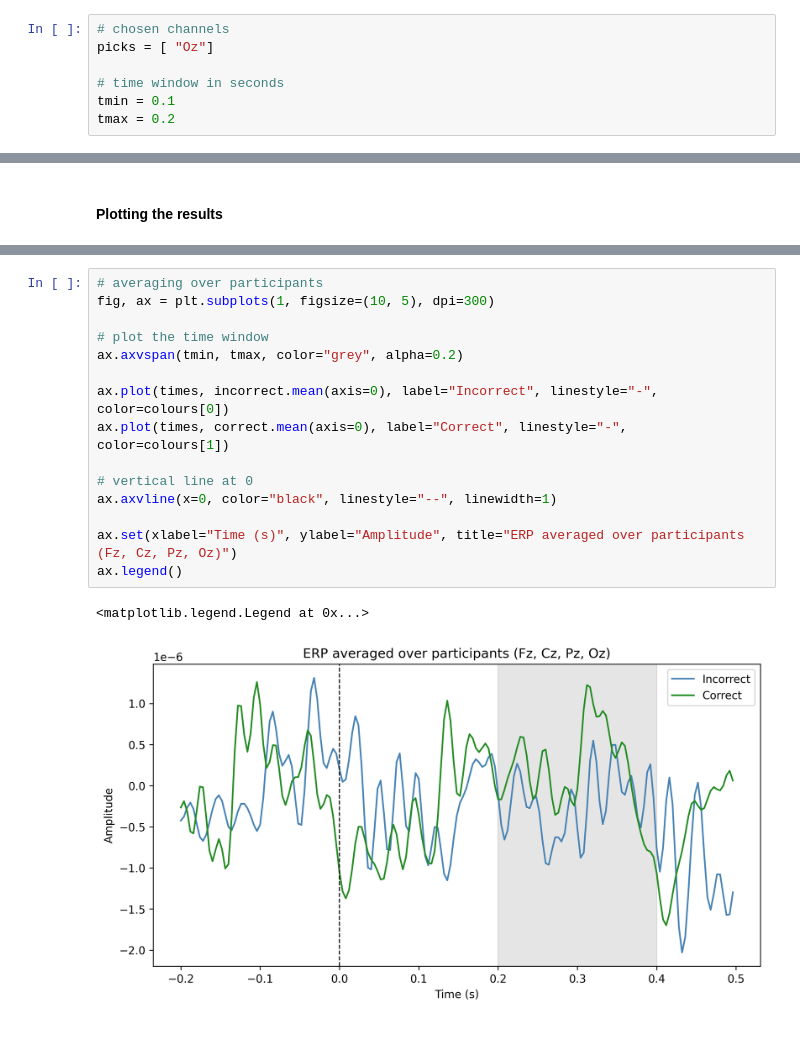
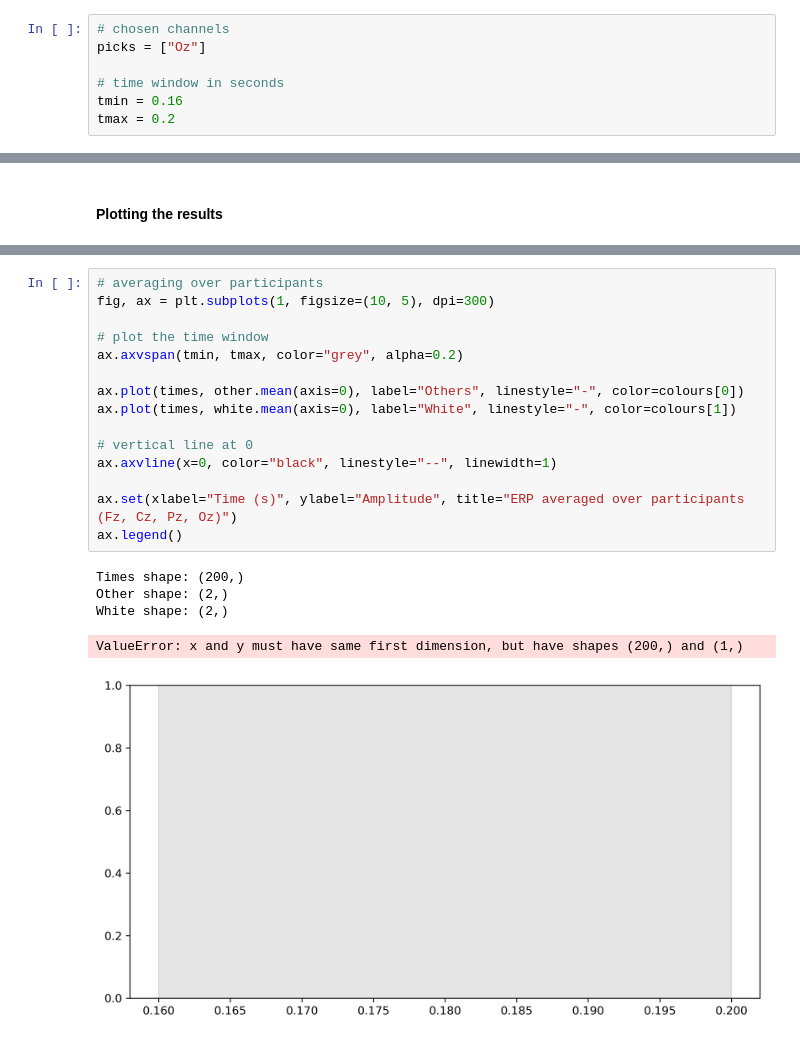
Before and after one commit to LinaWalk13/ore_EEG, a Jupyter notebook: windowed_mean_group_lvl.ipynb, the cells around one changed output, grey strips where cells are left out. Drawn from its saved outputs; the diff is of its cells as text.

```diff
--- a/windowed_mean_group_lvl.ipynb
+++ b/windowed_mean_group_lvl.ipynb
@@ -52,10 +52,10 @@ We can use the `get_data()` function to get the numerical values of the signal f
 Here, I have arbitrarily chosen the time window from 0.2 to 0.4 seconds, and the channels `["Fz", "Cz", "Pz", "Oz"]`. When conducting your own analysis, refer to literature to find a relevant time window and channels for your analysis.
 # %%
 # chosen channels
-picks = [ "Oz"]
+picks = ["Oz"]
 
 # time window in seconds
-tmin = 0.1
+tmin = 0.16
 tmax = 0.2
 # %%
 # create empty arrays to store the data
@@ -167,18 +165,21 @@ ValueError: x and y must have same first dimension, but have shapes (200,) and (
 # %%
 # averaging over participants
 fig, ax = plt.subplots(1, figsize=(10, 5), dpi=300)
 
 # plot the time window
 ax.axvspan(tmin, tmax, color="grey", alpha=0.2)
 
-ax.plot(times, incorrect.mean(axis=0), label="Incorrect", linestyle="-", color=colours[0])
-ax.plot(times, correct.mean(axis=0), label="Correct", linestyle="-", color=colours[1])
+ax.plot(times, other.mean(axis=0), label="Others", linestyle="-", color=colours[0])
+ax.plot(times, white.mean(axis=0), label="White", linestyle="-", color=colours[1])
 
 # vertical line at 0
 ax.axvline(x=0, color="black", linestyle="--", linewidth=1)
 
 ax.set(xlabel="Time (s)", ylabel="Amplitude", title="ERP averaged over participants (Fz, Cz, Pz, Oz)")
 ax.legend()
 # %% [output]
-<matplotlib.legend.Legend at 0x...>
+Times shape: (200,)
+Other shape: (2,)
+White shape: (2,)
+ValueError: x and y must have same first dimension, but have shapes (200,) and (1,)
-[figure, old version]
+[figure, new version]
```
Also changed, not shown: parts of 4 cells of this notebook.
